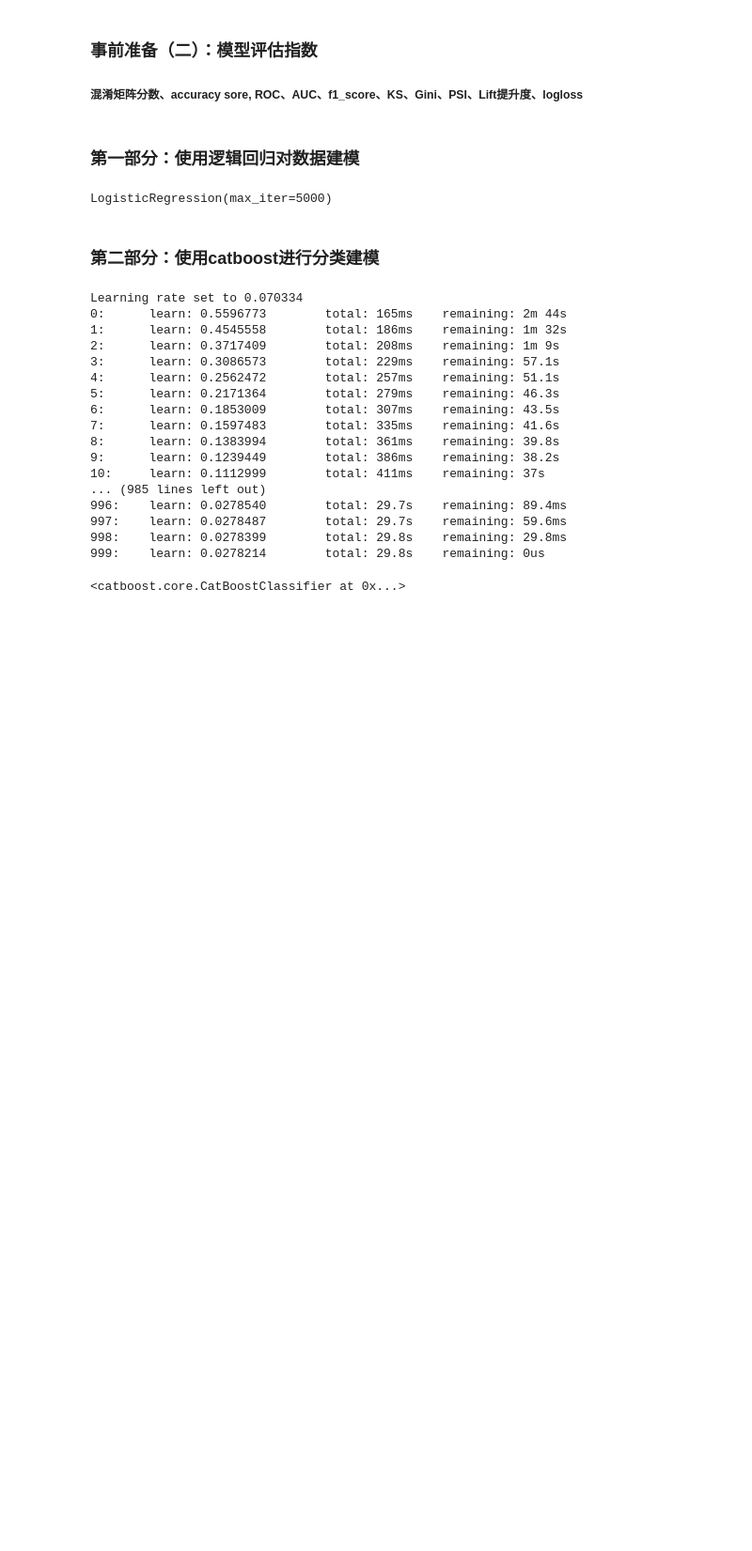
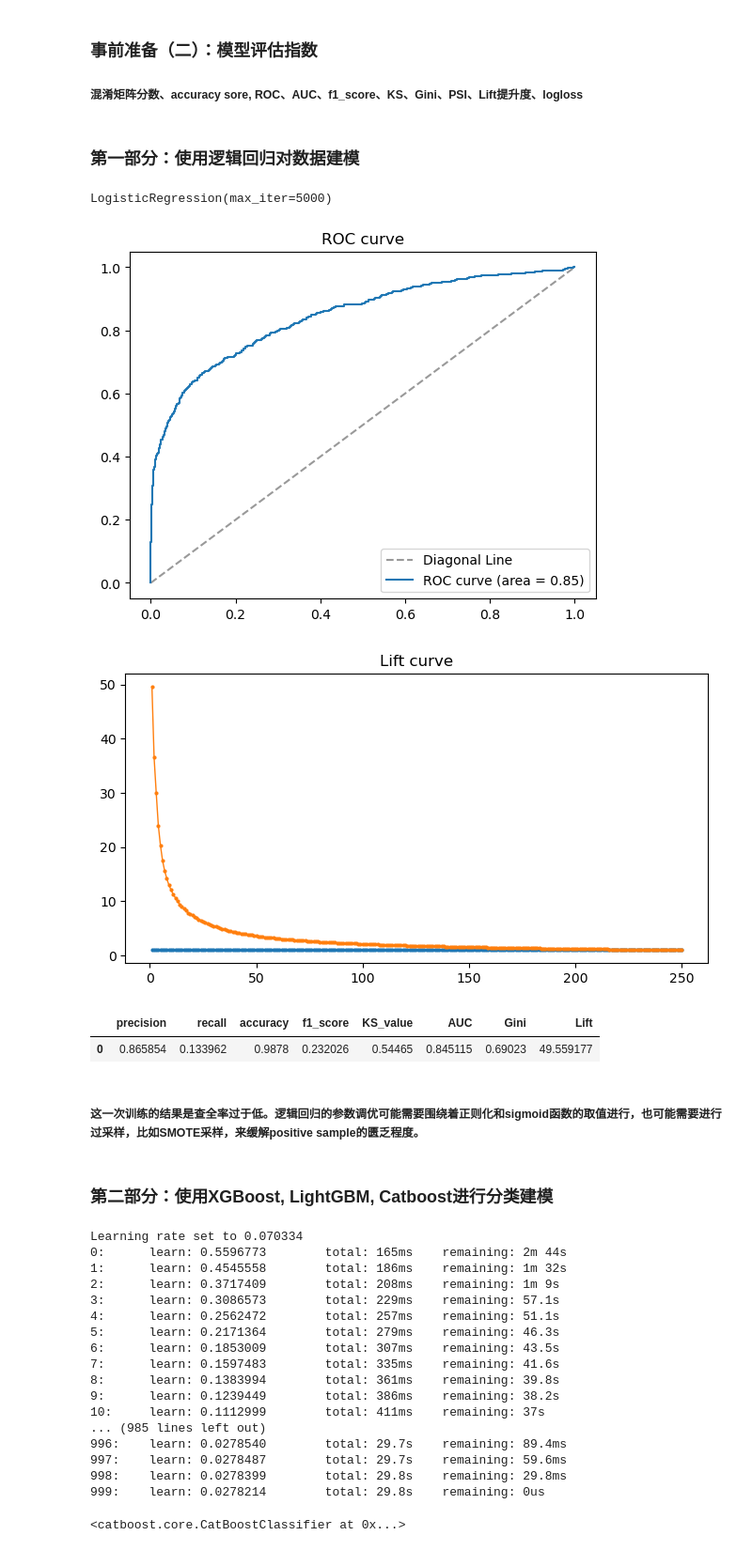
Before and after one commit to Soga-no-Tojiko/credit-data-analysis, a Jupyter notebook: credit_data_analysis_ML.ipynb, the cells around one changed output. Shown at 94% size. Drawn from its saved outputs; the diff is of its cells as text; code cells hidden in the pictures; blank space fills up the shorter version.

```diff
--- a/credit_data_analysis_ML.ipynb
+++ b/credit_data_analysis_ML.ipynb
@@ -133,8 +164,8 @@ fdata
 from sklearn.preprocessing import StandardScaler
 
 logit_scalar = StandardScaler()
-fdata_logit = fdata.drop(columns='target', inplace=False)
+fdata_logit = fdata_iv.drop(columns='target', inplace=False)
 ldata0 = logit_scalar.fit_transform(fdata_logit)
-ldata1 = pd.DataFrame(ldata0, columns=cleaned_data.columns.drop('target'))
-target_data = pd.DataFrame({'target': fdata['target']})
+ldata1 = pd.DataFrame(ldata0, columns=fdata_logit.columns)
+target_data = pd.DataFrame({'target': fdata_iv['target']})
 ldata = pd.concat([ldata1, target_data], axis=1)
@@ -245,7 +272,7 @@ def lift_curve(df, thescore, target, box_num):
     all['cumbad%'] = all['bad%'].cumsum()
     all['lift'] = all['cumbad%']/all['cumtotal%']  # lift表，含lift值（第一个）和lift曲线的数据
 
-    lift_value = all.iloc[0, 2] # lift值
+    lift_value = all.iloc[0, -1] # lift值
 
     # 绘制lift曲线
 
@@ -254,6 +281,7 @@ def lift_curve(df, thescore, target, box_num):
     plt.figure(figsize=[8,4])
     plt.plot(pd.Series(all.index), all['base'],  marker = 'o', linewidth=1, markersize=2)
     plt.plot(pd.Series(all.index), all['lift'],  marker = 'o', linewidth=1, markersize=2)
+    plt.title('Lift curve')
     plt.show()
 
     return(lift_value)
@@ -319,9 +347,9 @@ def model_eval(df, thescore, target, box_num, y_true, y_pred, pos_prob_list):
     precision = precision_score(y_true, y_pred)
     recall = recall_score(y_true, y_pred)
     accuracy = accuracy_score(y_true, y_pred)
-    f1_score = f1_score(y_true, y_pred)
+    f1 = f1_score(y_true, y_pred)
 
-    model_eval_matrix = pd.DataFrame({'precision':precision, 'recall':recall, 'accuracy':accuracy, 'f1_score':f1_score, 'KS_value':ks, 'AUC':auc, 'Gini':gini, 'Lift':lift})
+    model_eval_matrix = pd.DataFrame({'precision':precision, 'recall':recall, 'accuracy':accuracy, 'f1_score':f1, 'KS_value':ks, 'AUC':auc, 'Gini':gini, 'Lift':lift}, index=[0])
     return(model_eval_matrix)
 # %%
 # 模型分
@@ -334,7 +362,7 @@ def model_eval(df, thescore, target, box_num, y_true, y_pred, pos_prob_list):
 from sklearn.linear_model import LogisticRegression
 # %%
 Y = ldata['target']
-X = ldata.loc[:,'loan_amnt':'disbursement_method']
+X = ldata.iloc[:,:-1]
 # %%
 #分开训练集和测试集
 train_x, test_x, y_train, y_test = train_test_split(X, Y, test_size=0.3, random_state = 0)
@@ -353,7 +381,19 @@ prob_list = clf.predict_proba(test_x)
 pos_prob_list = [i[1] for i in prob_list]
 
 clf_df = pd.DataFrame({'score': pos_prob_list, 'target': y_test}) #合成一个数据集，内含预测概率，还有分类器给的值。用于计算ks, lift等指标。
+# %%
+clf_eval = model_eval(clf_df, 'score', 'target', box_num=250, y_true=y_true, y_pred=y_pred, pos_prob_list=pos_prob_list)
+# %% [output]
+[figure, added]
+[figure, added]
+# %%
+clf_eval
+# %% [output]
+|  | precision | recall | accuracy | f1_score | KS_value | AUC | Gini | Lift |
+| 0 | 0.865854 | 0.133962 | 0.9878 | 0.232026 | 0.54465 | 0.845115 | 0.69023 | 49.559177 |
+# %% [markdown]
+##### 这一次训练的结果是查全率过于低。逻辑回归的参数调优可能需要围绕着正则化和sigmoid函数的取值进行，也可能需要进行过采样，比如SMOTE采样，来缓解positive sample的匮乏程度。
 # %% [markdown]
-### 第二部分：使用catboost进行分类建模
+### 第二部分：使用XGBoost, LightGBM, Catboost进行分类建模
 # %%
 import catboost as cb
```
Also changed, not shown: parts of 4 cells of this notebook.
